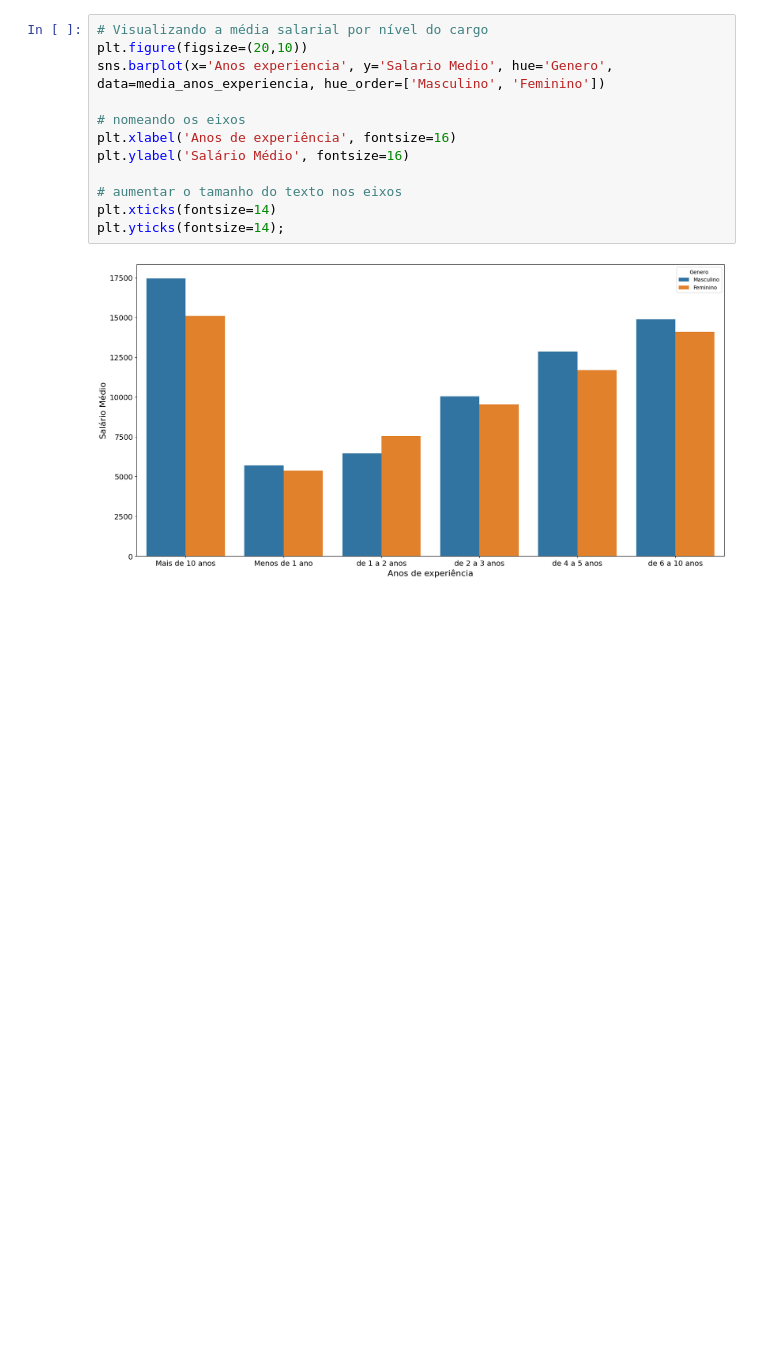
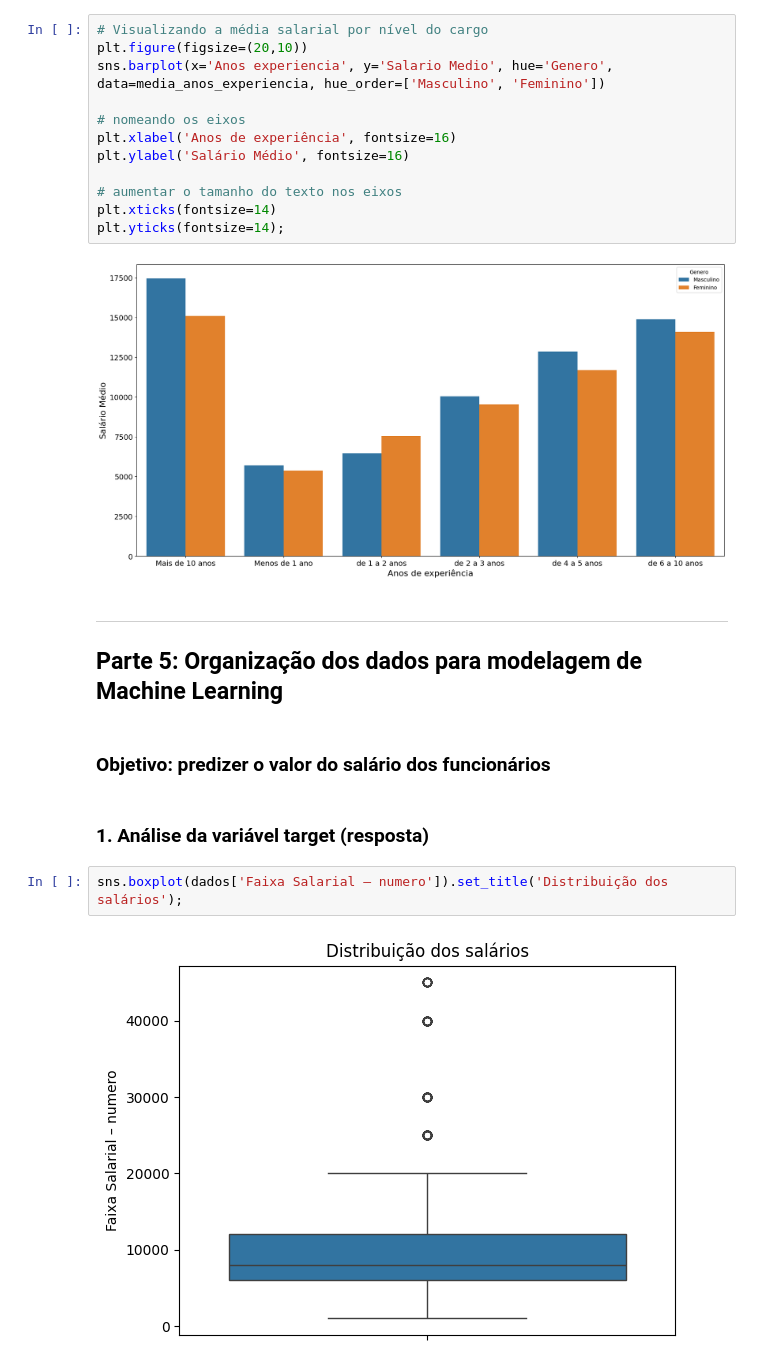
Before and after one commit to ImArthurMendes/IAA002---Linguagem-de-programa-o-aplicada, a Jupyter notebook: LPA - Atividade Prática de Dados e ML.ipynb, the cells around one changed output. Drawn from its saved outputs; the diff is of its cells as text; blank space fills up the shorter version.

```diff
--- a/LPA - Prática - Aula 23 - 4.3 Resolução do exercício.ipynb
+++ b/LPA - Atividade Prática de Dados e ML.ipynb
@@ -466,3 +474,14 @@ plt.xticks(fontsize=14)
 plt.yticks(fontsize=14);
 # %% [output]
 [figure]
+# %% [markdown]
+---
+## Parte 5: Organização dos dados para modelagem de Machine Learning
+# %% [markdown]
+### Objetivo: predizer o valor do salário dos funcionários
+# %% [markdown]
+### 1. Análise da variável target (resposta)
+# %%
+sns.boxplot(dados['Faixa Salarial – numero']).set_title('Distribuição dos salários');
+# %% [output]
+[figure, added]
```
Also changed, not shown: parts of 52 cells of this notebook.
